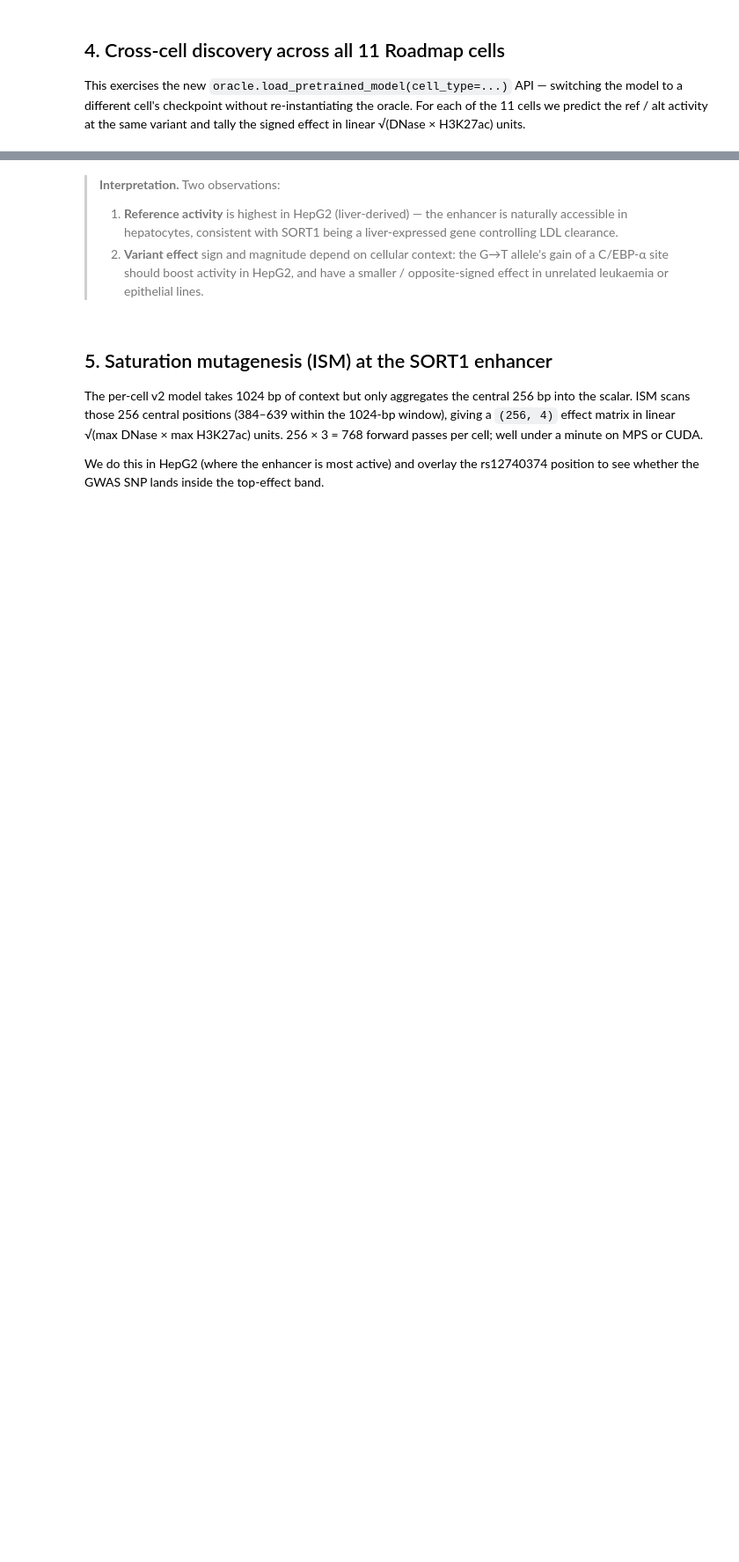
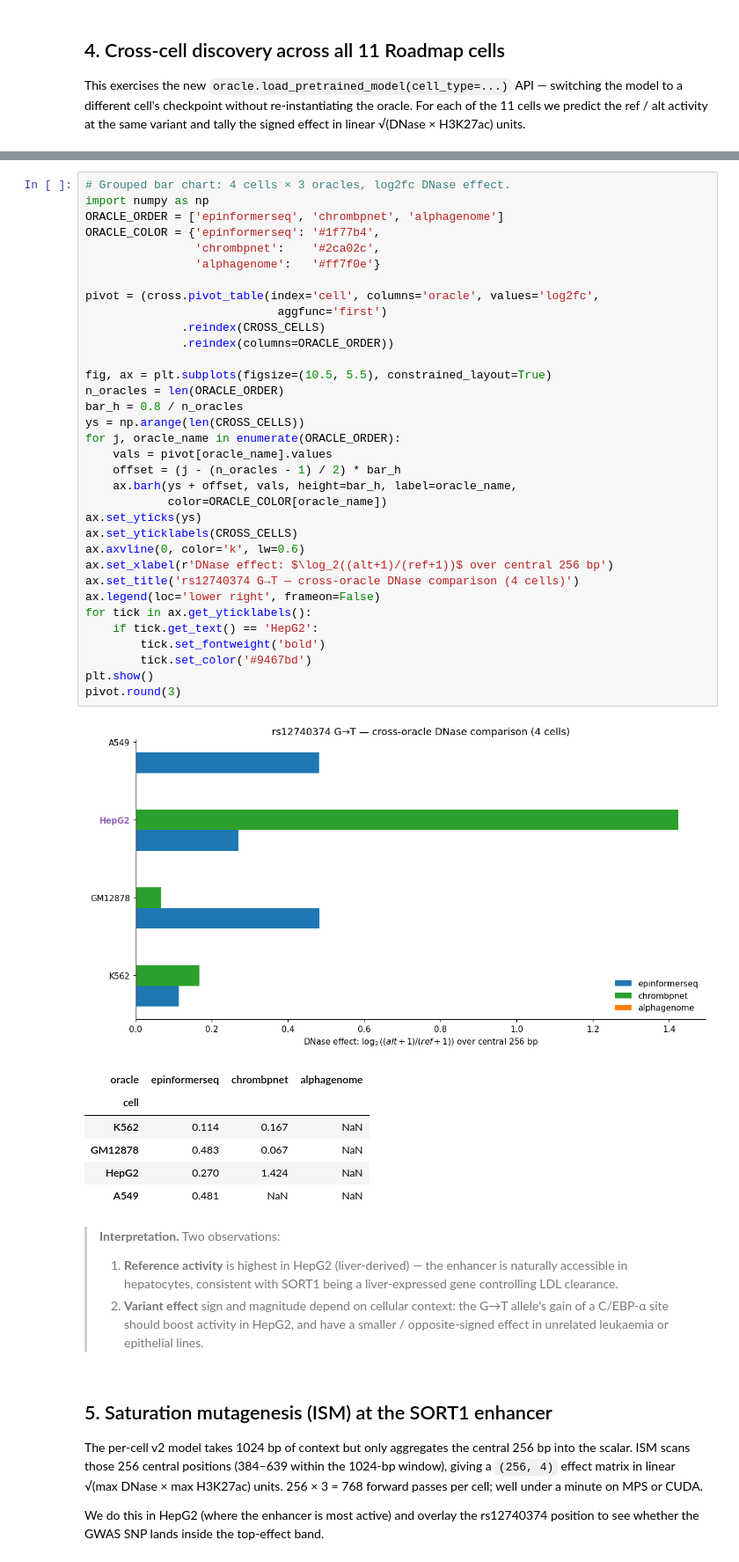
Before and after one commit to pinellolab/chorus, a Jupyter notebook: examples/notebooks/epinformerseq_testing.ipynb, the cells around one changed output, grey strips where cells are left out. Shown at 88% size. Saved outputs shown, nothing was run; the diff lists cells and outputs as text; blank space fills up the shorter version.

```diff
--- a/examples/notebooks/epinformerseq_testing.ipynb
+++ b/examples/notebooks/epinformerseq_testing.ipynb
@@ -284,3 +545,45 @@ plt.show()
+# %%
+# Grouped bar chart: 4 cells × 3 oracles, log2fc DNase effect.
+import numpy as np
+ORACLE_ORDER = ['epinformerseq', 'chrombpnet', 'alphagenome']
+ORACLE_COLOR = {'epinformerseq': '#1f77b4',
+                'chrombpnet':    '#2ca02c',
+                'alphagenome':   '#ff7f0e'}
+
+pivot = (cross.pivot_table(index='cell', columns='oracle', values='log2fc',
+                            aggfunc='first')
+              .reindex(CROSS_CELLS)
+              .reindex(columns=ORACLE_ORDER))
+
+fig, ax = plt.subplots(figsize=(10.5, 5.5), constrained_layout=True)
+n_oracles = len(ORACLE_ORDER)
+bar_h = 0.8 / n_oracles
+ys = np.arange(len(CROSS_CELLS))
+for j, oracle_name in enumerate(ORACLE_ORDER):
+    vals = pivot[oracle_name].values
+    offset = (j - (n_oracles - 1) / 2) * bar_h
+    ax.barh(ys + offset, vals, height=bar_h, label=oracle_name,
+            color=ORACLE_COLOR[oracle_name])
+ax.set_yticks(ys)
+ax.set_yticklabels(CROSS_CELLS)
+ax.axvline(0, color='k', lw=0.6)
+ax.set_xlabel(r'DNase effect: $\log_2((alt+1)/(ref+1))$ over central 256 bp')
+ax.set_title('rs12740374 G→T — cross-oracle DNase comparison (4 cells)')
+ax.legend(loc='lower right', frameon=False)
+for tick in ax.get_yticklabels():
+    if tick.get_text() == 'HepG2':
+        tick.set_fontweight('bold')
+        tick.set_color('#9467bd')
+plt.show()
+pivot.round(3)
+# %% [output]
+[figure, added]
+| oracle | epinformerseq | chrombpnet | alphagenome |
+| cell |  |  |  |
+| K562 | 0.114 | 0.167 | NaN |
+| GM12878 | 0.483 | 0.067 | NaN |
+| HepG2 | 0.270 | 1.424 | NaN |
+| A549 | 0.481 | NaN | NaN |
 # %% [markdown]
 > **Interpretation.** Two observations:
 >
```
Also changed, not shown: parts of 13 cells of this notebook, 1 other file.
